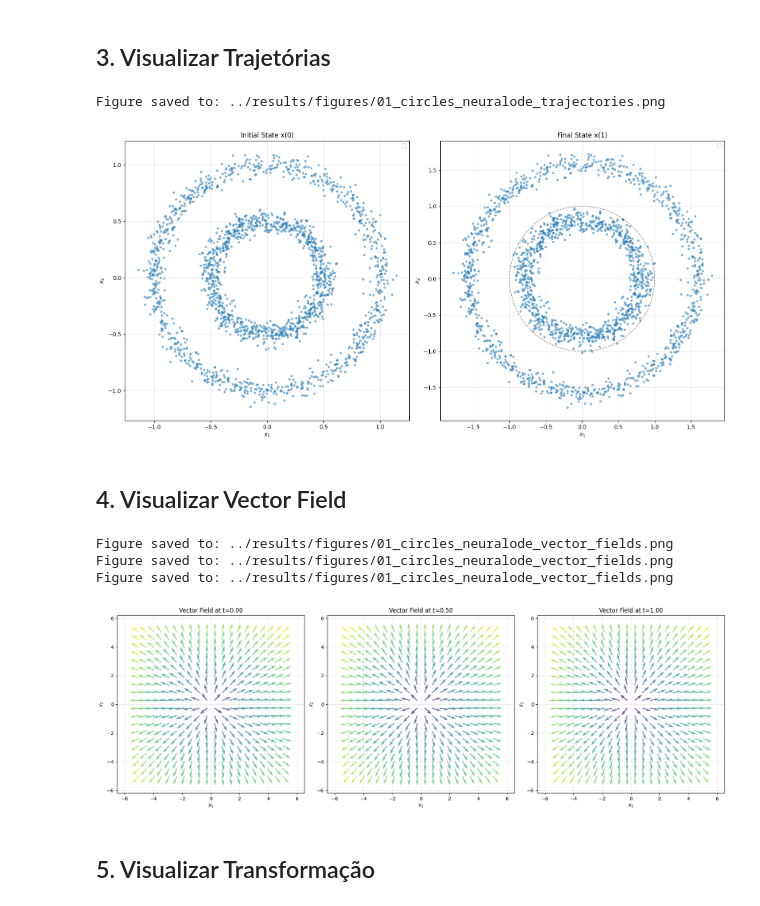
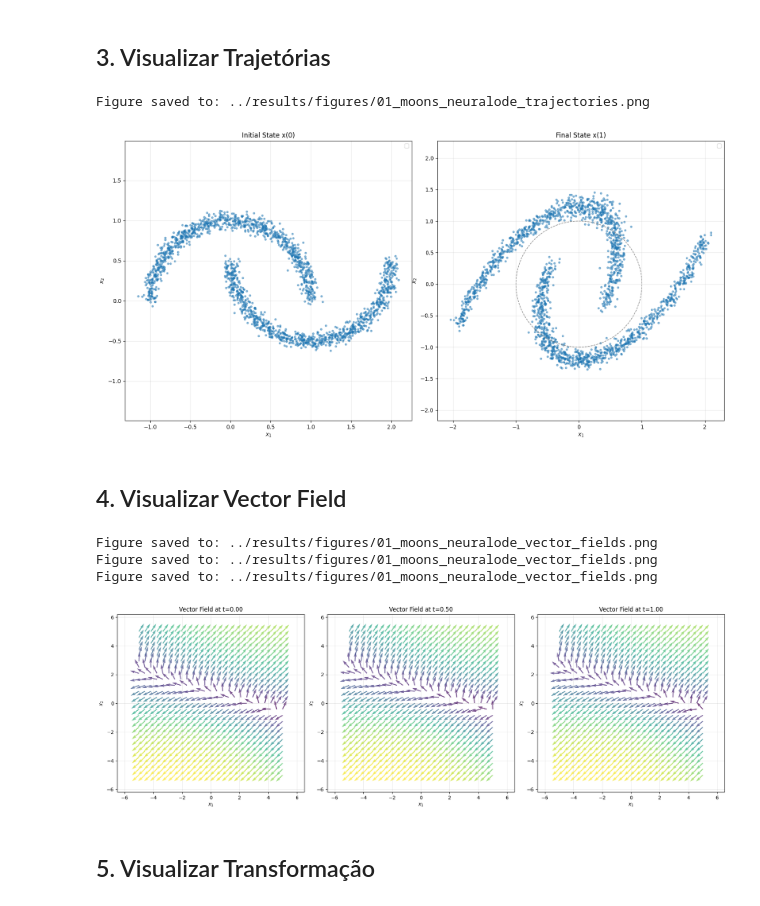
Before and after one commit to lucascbarbosa/flow, a Jupyter notebook: notebooks/01_neural_ode_2d.ipynb, the cells around one changed output. Saved outputs shown, nothing was run; the diff lists cells and outputs as text; code cells hidden in the pictures.

```diff
--- a/notebooks/01_neural_ode_2d.ipynb
+++ b/notebooks/01_neural_ode_2d.ipynb
@@ -33,7 +33,7 @@ os.makedirs(FIGURES_DIR, exist_ok=True)
 os.makedirs(CHECKPOINTS_DIR, exist_ok=True)
 
 # Dataset and model names for file naming
-DATASET_NAME = 'circles'
+DATASET_NAME = 'moons'
 MODEL_NAME = 'neuralode'
 # %% [output]
 Using device: cuda
@@ -73,7 +73,7 @@ model = NeuralODE(
 optimizer = optim.Adam(model.parameters(), lr=1e-4)
 
 # Treinar para classificação
-train_neural_ode(model, dataloader, optimizer, device, num_epochs=100)
+train_neural_ode(model, dataloader, optimizer, device, n_epochs=100)
 
 # Salvar checkpoint
 checkpoint_path = os.path.join(
@@ -112,30 +112,33 @@ Synthetic2DViz.plot_trajectories(
 plt.tight_layout()
 plt.show()
 # %% [output]
-Figure saved to: ../results/figures/01_circles_neuralode_trajectories.png
+Figure saved to: ../results/figures/01_moons_neuralode_trajectories.png
-[figure, old version]
+[figure, new version]
 # %% [markdown]
 ## 4. Visualizar Vector Field
 # %%
 # Plotar vector field em diferentes tempos
 fig, axes = plt.subplots(1, 3, figsize=(18, 6))
 for i, t in enumerate([0.0, 0.5, 1.0]):
     Synthetic2DViz.plot_vector_field(
         model,
         xlim=(-5, 5),
         ylim=(-5, 5),
-        n_grid=20,
+        n_grid=25,
         t=t,
         ax=axes[i],
-        save_path=os.path.join(FIGURES_DIR, f'01_{DATASET_NAME}_{MODEL_NAME}_vector_fields.png')
+        save_path=os.path.join(
+            FIGURES_DIR,
+            f'01_{DATASET_NAME}_{MODEL_NAME}_vector_fields.png'
+        )
     )
 plt.tight_layout()
 plt.show()
 # %% [output]
-Figure saved to: ../results/figures/01_circles_neuralode_vector_fields.png
-Figure saved to: ../results/figures/01_circles_neuralode_vector_fields.png
-Figure saved to: ../results/figures/01_circles_neuralode_vector_fields.png
+Figure saved to: ../results/figures/01_moons_neuralode_vector_fields.png
+Figure saved to: ../results/figures/01_moons_neuralode_vector_fields.png
+Figure saved to: ../results/figures/01_moons_neuralode_vector_fields.png
-[figure, old version]
+[figure, new version]
 # %% [markdown]
 ## 5. Visualizar Transformação
 # %%
```
Also changed, not shown: parts of 4 cells of this notebook, 8 other files.
